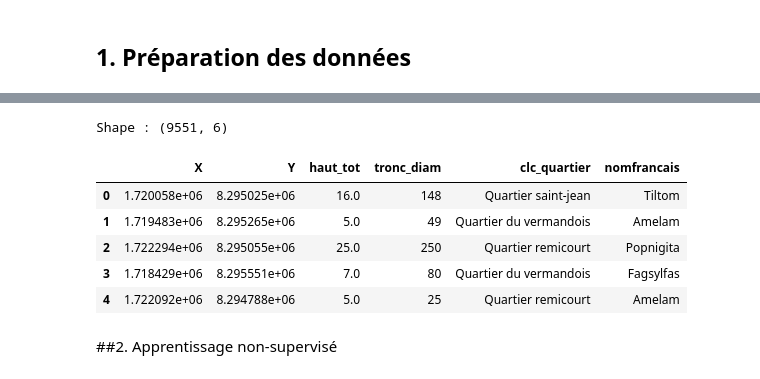
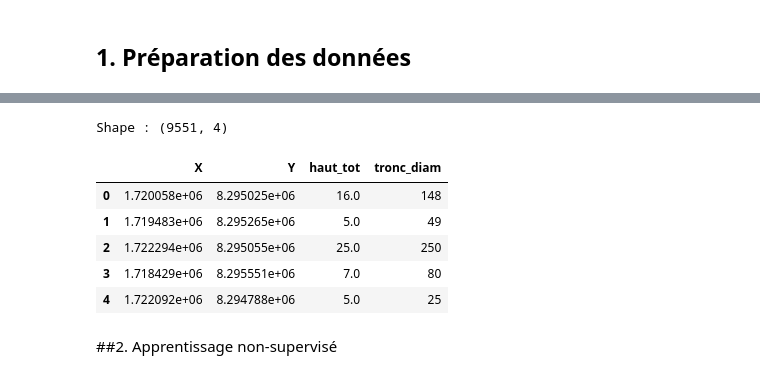
Before and after one commit to Packmanmc/AI_Project, a Jupyter notebook: besoinClient_1/Besoin_Client_1.ipynb, the cells around one changed output, grey strips where cells are left out. Saved outputs shown, nothing was run; the diff lists cells and outputs as text; code cells hidden in the pictures.

```diff
--- a/besoinClient_1/Besoin_Client_1.ipynb
+++ b/besoinClient_1/Besoin_Client_1.ipynb
@@ -29,25 +29,19 @@ Drive already mounted at /content/drive; to attempt to forcibly remount, call dr
 | 3 | 1.718429e+06 | 8.295551e+06 | Orthophoto | Quartier du vermandois | Avenue archimède | 1 | 7.0 | 0.0 | 80 | ... |
 | 4 | 1.722092e+06 | 8.294788e+06 | Orthophoto | Quartier remicourt | Avenue aristide briand | 1 | 5.0 | 2.0 | 25 | ... |
 # %%
-cols_selected = [
-    'X', 'Y',
-    'haut_tot',
-    'tronc_diam',
-    'clc_quartier',
-    'nomfrancais',
-]
+cols_selected = [ 'X', 'Y', 'haut_tot', 'tronc_diam']
 
 df_sel = df[cols_selected].dropna(subset=['X', 'Y', 'haut_tot', 'tronc_diam']).copy()
 print("Shape :", df_sel.shape)
 df_sel.head()
 # %% [output]
-Shape : (9551, 6)
+Shape : (9551, 4)
-|  | X | Y | haut_tot | tronc_diam | clc_quartier | nomfrancais |
-| 0 | 1.720058e+06 | 8.295025e+06 | 16.0 | 148 | Quartier saint-jean | Tiltom |
-| 1 | 1.719483e+06 | 8.295265e+06 | 5.0 | 49 | Quartier du vermandois | Amelam |
-| 2 | 1.722294e+06 | 8.295055e+06 | 25.0 | 250 | Quartier remicourt | Popnigita |
-| 3 | 1.718429e+06 | 8.295551e+06 | 7.0 | 80 | Quartier du vermandois | Fagsylfas |
-| 4 | 1.722092e+06 | 8.294788e+06 | 5.0 | 25 | Quartier remicourt | Amelam |
+|  | X | Y | haut_tot | tronc_diam |
+| 0 | 1.720058e+06 | 8.295025e+06 | 16.0 | 148 |
+| 1 | 1.719483e+06 | 8.295265e+06 | 5.0 | 49 |
+| 2 | 1.722294e+06 | 8.295055e+06 | 25.0 | 250 |
+| 3 | 1.718429e+06 | 8.295551e+06 | 7.0 | 80 |
+| 4 | 1.722092e+06 | 8.294788e+06 | 5.0 | 25 |
 # %% [markdown]
 ##2. Apprentissage non-supervisé
 # %%
```
Also changed, not shown: parts of 6 cells of this notebook, 3 other files.
